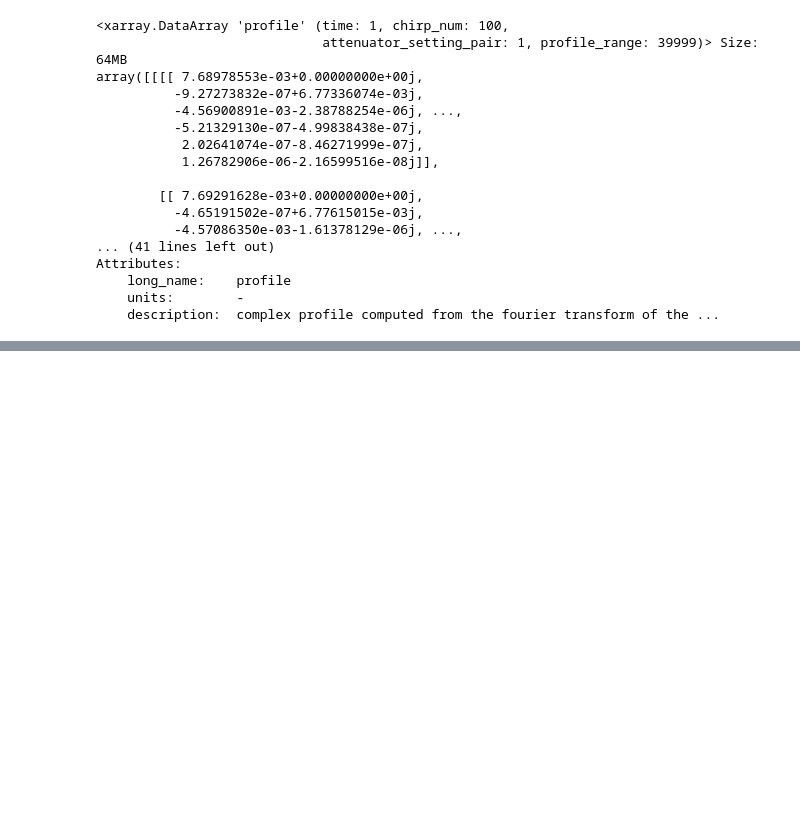
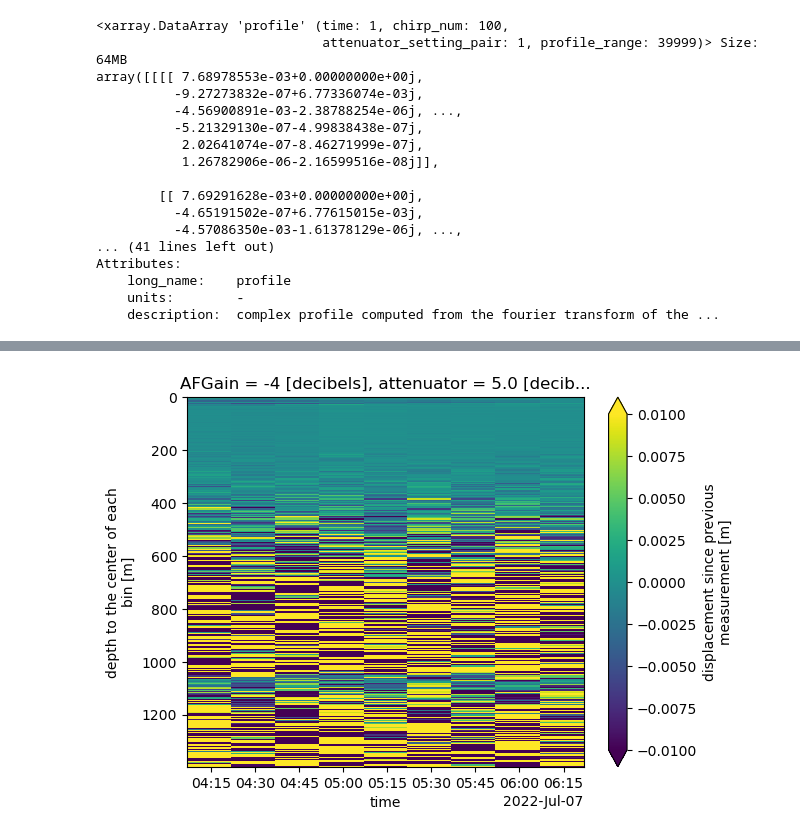
Before and after one commit to ldeo-glaciology/xapres, a Jupyter notebook: notebooks/test_notes/custom_fft_implemention_testing.ipynb, the cells around one changed output, grey strips where cells are left out. Saved outputs shown, nothing was run; the diff lists cells and outputs as text; code cells hidden in the pictures; blank space fills up the shorter version.

```diff
--- a/notebooks/test_notes/custom_fft_implemention_testing.ipynb
+++ b/notebooks/test_notes/custom_fft_implemention_testing.ipynb
@@ -108,0 +87,3 @@ ds
+# %%
+%%timeit
+some.addProfileToDs(crop_chirp_end = 1, pad_factor=2, max_range = 1400).isel(time = 0, attenuator_setting_pair = 0).profile.dB()
@@ -108,0 +111,7 @@ ds
+# %%
+some.isel(time = slice(0,10), attenuator_setting_pair = 0)\
+        .addProfileToDs(max_range = 1400)\
+        .profile.displacement_timeseries()\
+        .displacement.plot(x = 'time', y = 'bin_depth', yincrease = False, vmin = -0.01, vmax = 0.01);
+# %% [output]
+[figure, added]
```
Also changed, not shown: parts of 17 cells of this notebook, 1 other file.
